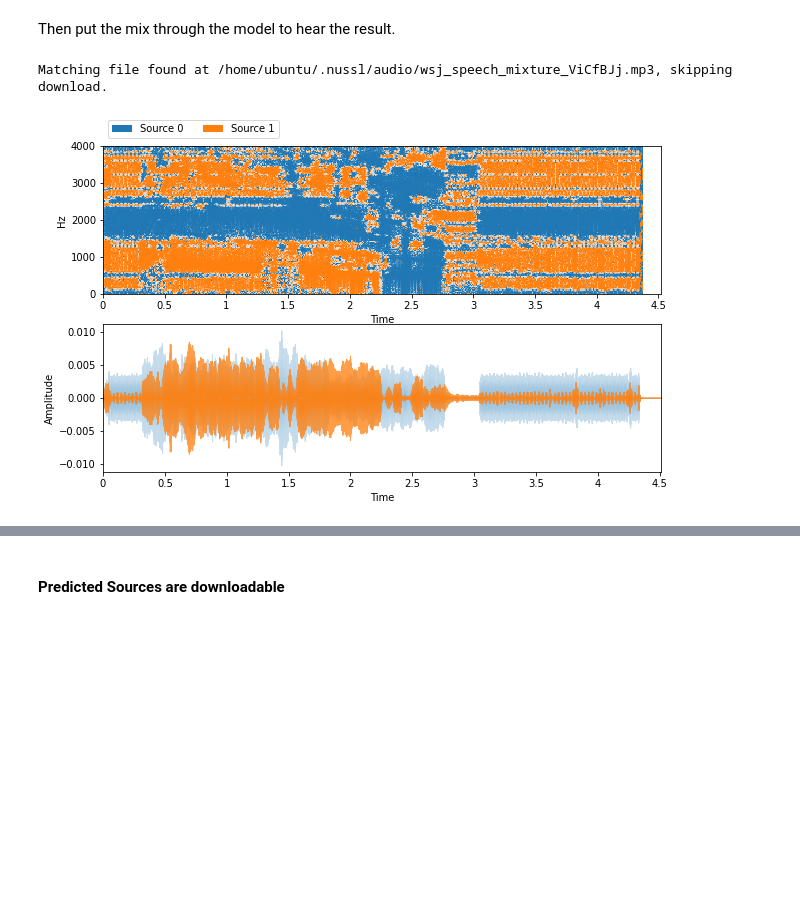
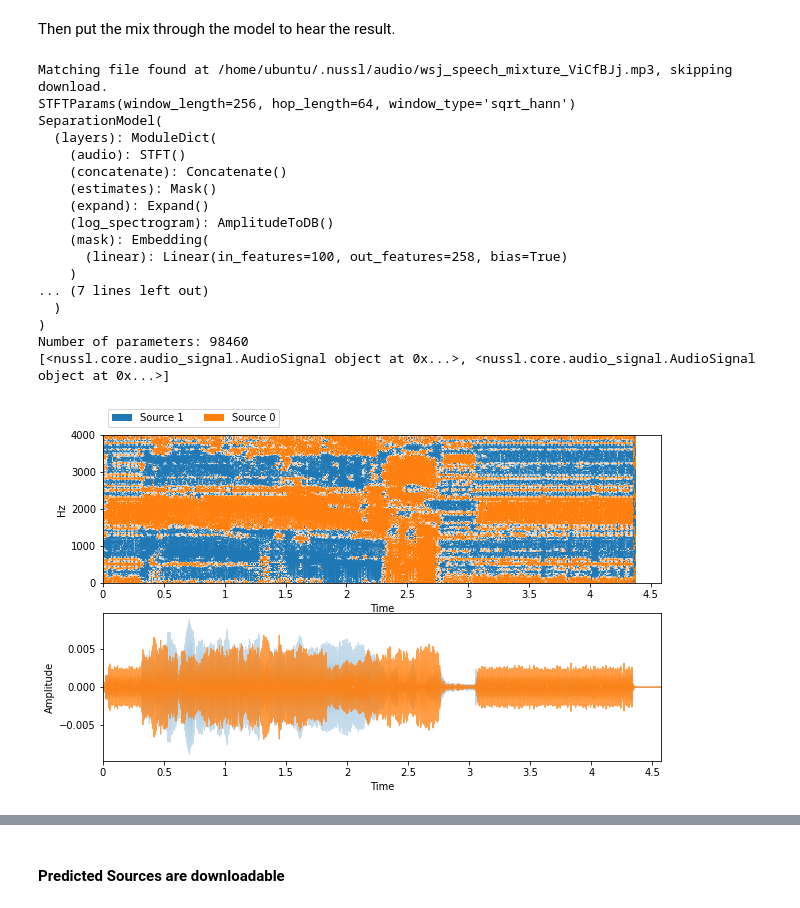
Before and after one commit to pseeth/otoworld, a Jupyter notebook: rl-audition/notebooks/evaluation.ipynb, the cells around one changed output, grey strips where cells are left out. Cells and saved outputs as stored; diff of their text form; code cells hidden in the pictures; blank space fills up the shorter version.

```diff
--- a/rl-audition/notebooks/evaluation.ipynb
+++ b/rl-audition/notebooks/evaluation.ipynb
@@ -15,7 +15,7 @@ warnings.filterwarnings("ignore")
 ### Listen to room (the state) at beginning of episode
 # %%
 # new0-1 is new state in episode 0, step 1
-room_sound_path = '../data/new_states/new0-1.wav'
+room_sound_path = '../data/new_states/new2-1.wav'
 room_sound = nussl.AudioSignal(room_sound_path)
 room_sound.embed_audio(display=False)
 # %% [output]
@@ -28,3 +25,14 @@ model_path = '../models/test-exp-5-50eps_test_simp_env_validation-2/sp_ep48.pt'
+# %%
+# 12 and 15 seem to be best
+model_path = '../models/test-exp-5-50eps_test_simp_env_validation/sp_ep12.pt'
+
+# around 15 or 30 seems to be best rn
+# model_path = '../models/test-exp-5-50eps_test_simp_env_validation-2/sp_ep30.pt'
+
+#model_path = '../models/test-exp-5-50eps_test_simp_env_validation-3/sp_ep38.pt'
+
+# final run: ep 10 is not bad
+#model_path = '../models/exp5-200eps-final-run/sp_ep10.pt'
 # %% [markdown]
 Then put the mix through the model to hear the result.
 # %%
@@ -67,36 +75,54 @@ audio_signal = sum(signals)
 separator = nussl.separation.deep.DeepAudioEstimation(
     room_sound, model_path=None)
 
 model_dict = torch.load(model_path)
 model = nussl.ml.SeparationModel(model_dict['config'])
 model.load_state_dict(model_dict['state_dict'])
-
+print(audio_signal.stft_params)
 separator.model = model
+print(separator.model)
 separator.metadata = {
     'sample_rate': model_dict['sample_rate'],
     'stft_params': audio_signal.stft_params,
     'num_channels': 1
 }
 separator.transform = nussl.datasets.transforms.Compose([
     nussl.datasets.transforms.GetAudio(),
     nussl.datasets.transforms.ToSeparationModel(),
 ])
 separator.device = 'cpu'
 
 otoworld_estimates = separator()
+print(otoworld_estimates)
 ibm = nussl.separation.benchmark.IdealBinaryMask(
-    room_sound, estimates,
+    room_sound, otoworld_estimates,
 )
 otoworld_estimates = ibm()
 
 otoworld_estimates = {
     f'Source {i}': e for i, e in enumerate(otoworld_estimates)
 }
 
 visualize_and_embed(otoworld_estimates)
 # %% [output]
 Matching file found at /home/ubuntu/.nussl/audio/wsj_speech_mixture_ViCfBJj.mp3, skipping download.
+STFTParams(window_length=256, hop_length=64, window_type='sqrt_hann')
+SeparationModel(
+  (layers): ModuleDict(
+    (audio): STFT()
+    (concatenate): Concatenate()
+    (estimates): Mask()
+    (expand): Expand()
+    (log_spectrogram): AmplitudeToDB()
+    (mask): Embedding(
+      (linear): Linear(in_features=100, out_features=258, bias=True)
+    )
+... (7 lines left out)
+  )
+)
+Number of parameters: 98460
+[<nussl.core.audio_signal.AudioSignal object at 0x...>, <nussl.core.audio_signal.AudioSignal object at 0x...>]
-[figure, old version]
+[figure, new version]
 [interactive output not drawn]
 # %% [markdown]
 #### Predicted Sources are downloadable
```
Also changed, not shown: parts of 32 cells of this notebook, 4 other files.
